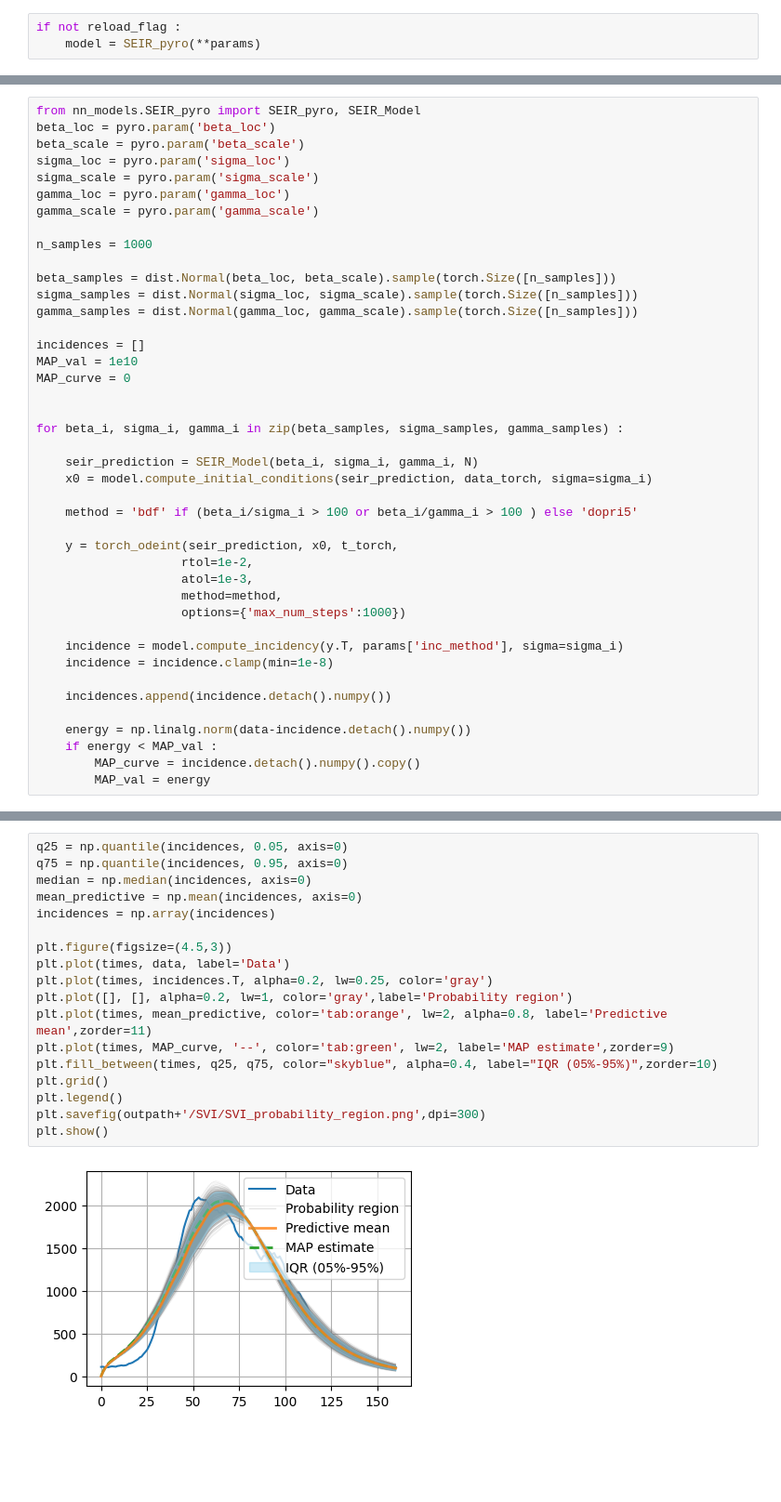
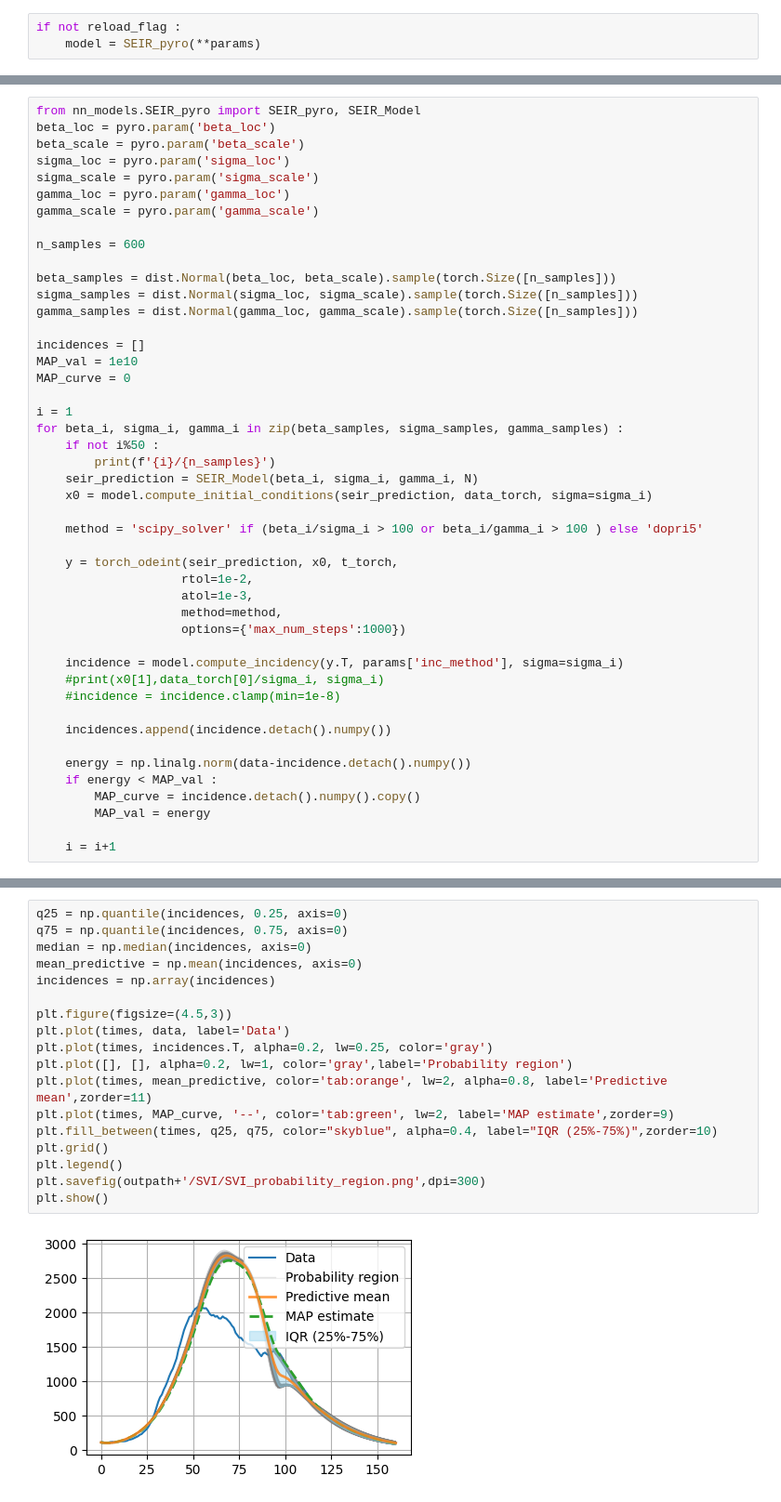
Before and after one commit to AbelPalafox/seir_uq_methods, a Jupyter notebook: main_bnn_pyro.ipynb, the cells around one changed output, grey strips where cells are left out. Shown at 93% size. Drawn from its saved outputs; the diff is of its cells as text; blank space fills up the shorter version.

```diff
--- a/main_bnn_pyro.ipynb
+++ b/main_bnn_pyro.ipynb
@@ -97,7 +85,7 @@ sigma_scale = pyro.param('sigma_scale')
 gamma_loc = pyro.param('gamma_loc')
 gamma_scale = pyro.param('gamma_scale')
 
-n_samples = 1000
+n_samples = 600
 
 beta_samples = dist.Normal(beta_loc, beta_scale).sample(torch.Size([n_samples]))
 sigma_samples = dist.Normal(sigma_loc, sigma_scale).sample(torch.Size([n_samples]))
@@ -107,13 +95,14 @@ incidences = []
 MAP_val = 1e10
 MAP_curve = 0
 
-
+i = 1
 for beta_i, sigma_i, gamma_i in zip(beta_samples, sigma_samples, gamma_samples) :
-
+    if not i%50 :
+        print(f'{i}/{n_samples}')
     seir_prediction = SEIR_Model(beta_i, sigma_i, gamma_i, N)
     x0 = model.compute_initial_conditions(seir_prediction, data_torch, sigma=sigma_i)
 
-    method = 'bdf' if (beta_i/sigma_i > 100 or beta_i/gamma_i > 100 ) else 'dopri5'
+    method = 'scipy_solver' if (beta_i/sigma_i > 100 or beta_i/gamma_i > 100 ) else 'dopri5'
 
     y = torch_odeint(seir_prediction, x0, t_torch,
                     rtol=1e-2,
@@ -122,7 +111,8 @@ for beta_i, sigma_i, gamma_i in zip(beta_samples, sigma_samples, gamma_samples)
                     options={'max_num_steps':1000})
 
     incidence = model.compute_incidency(y.T, params['inc_method'], sigma=sigma_i)
-    incidence = incidence.clamp(min=1e-8)
+    #print(x0[1],data_torch[0]/sigma_i, sigma_i)
+    #incidence = incidence.clamp(min=1e-8)
 
     incidences.append(incidence.detach().numpy())
 
@@ -130,3 +120,5 @@ for beta_i, sigma_i, gamma_i in zip(beta_samples, sigma_samples, gamma_samples)
     if energy < MAP_val :
         MAP_curve = incidence.detach().numpy().copy()
         MAP_val = energy
+
+    i = i+1
@@ -161,20 +174,20 @@ plt.show()
 # %%
-q25 = np.quantile(incidences, 0.05, axis=0)
-q75 = np.quantile(incidences, 0.95, axis=0)
+q25 = np.quantile(incidences, 0.25, axis=0)
+q75 = np.quantile(incidences, 0.75, axis=0)
 median = np.median(incidences, axis=0)
 mean_predictive = np.mean(incidences, axis=0)
 incidences = np.array(incidences)
 
 plt.figure(figsize=(4.5,3))
 plt.plot(times, data, label='Data')
 plt.plot(times, incidences.T, alpha=0.2, lw=0.25, color='gray')
 plt.plot([], [], alpha=0.2, lw=1, color='gray',label='Probability region')
 plt.plot(times, mean_predictive, color='tab:orange', lw=2, alpha=0.8, label='Predictive mean',zorder=11)
 plt.plot(times, MAP_curve, '--', color='tab:green', lw=2, label='MAP estimate',zorder=9)
-plt.fill_between(times, q25, q75, color="skyblue", alpha=0.4, label="IQR (05%-95%)",zorder=10)
+plt.fill_between(times, q25, q75, color="skyblue", alpha=0.4, label="IQR (25%-75%)",zorder=10)
 plt.grid()
 plt.legend()
 plt.savefig(outpath+'/SVI/SVI_probability_region.png',dpi=300)
 plt.show()
 # %% [output]
-[figure, old version]
+[figure, new version]
```
Also changed, not shown: parts of 5 cells of this notebook, 12 other files.
